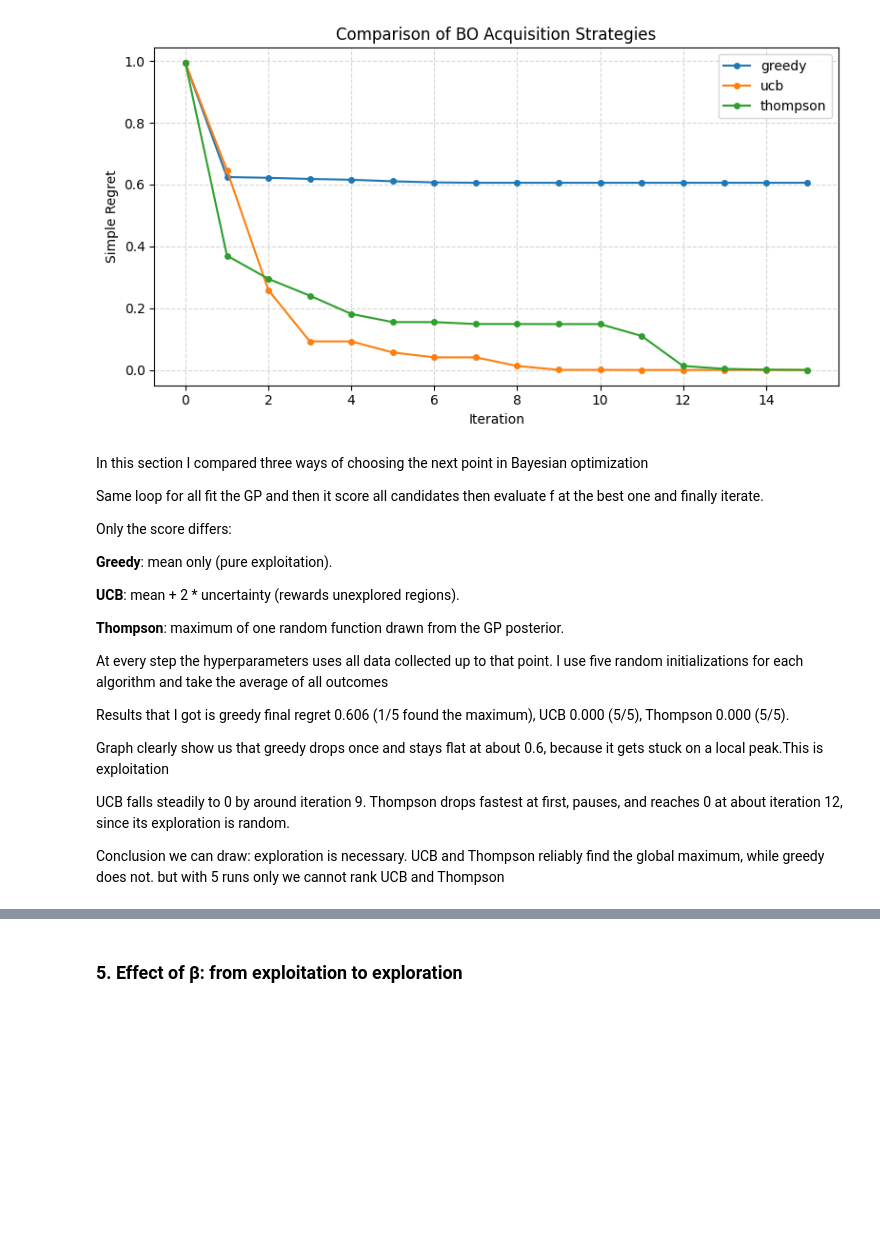
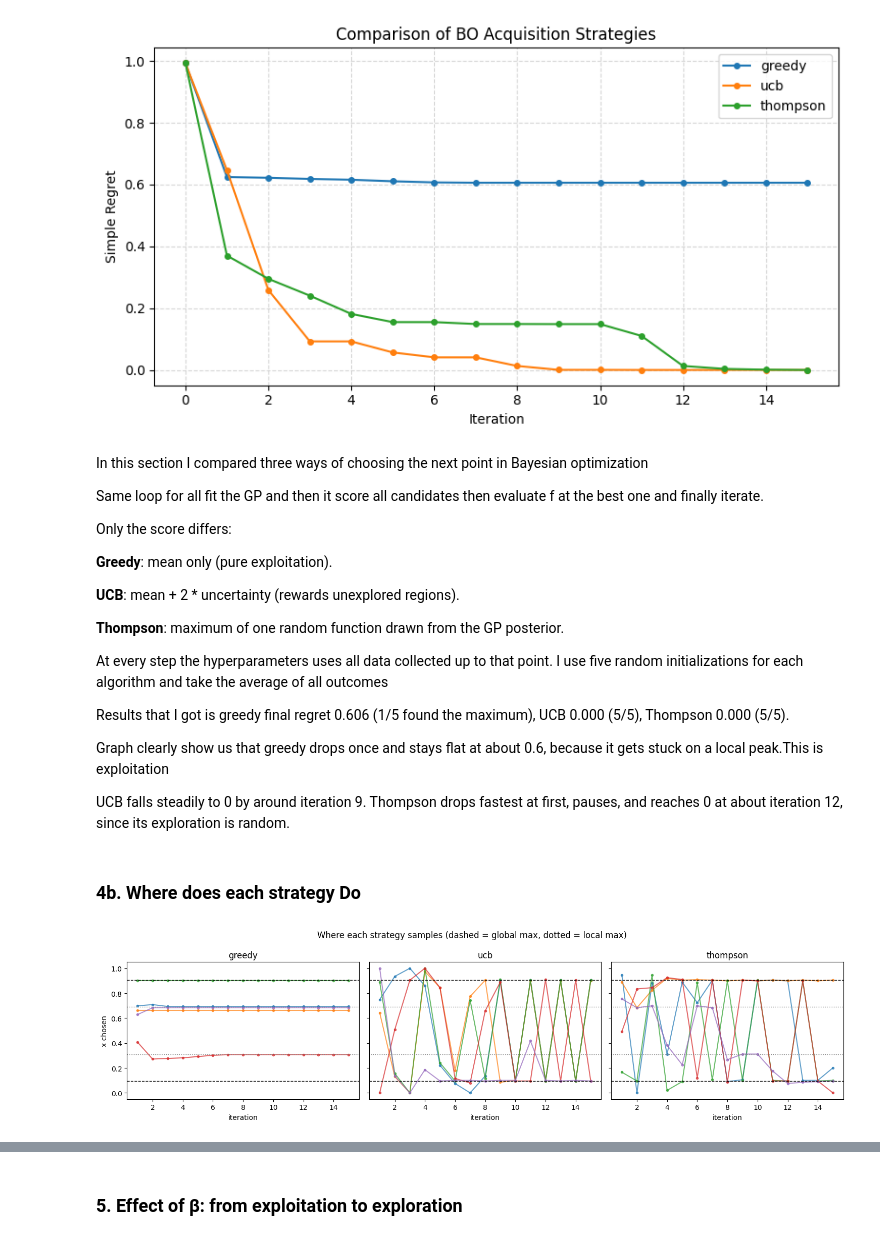
Before and after one commit to TejasDharmale/Bayesian-machine-learning-assignment, a Jupyter notebook: Bayesian_machine_learning_project.ipynb, the cells around one changed output, grey strips where cells are left out. Saved outputs shown, nothing was run; the diff lists cells and outputs as text; code cells hidden in the pictures; blank space fills up the shorter version.

```diff
--- a/Bayesian_machine_learning_project.ipynb
+++ b/Bayesian_machine_learning_project.ipynb
@@ -543,6 +455,23 @@ Graph clearly show us that greedy drops once and stays flat at about 0.6, becaus
 
 UCB falls steadily to 0 by around iteration 9. Thompson drops fastest at first, pauses,
 and reaches 0 at about iteration 12, since its exploration is random.
-
-Conclusion we can draw: exploration is necessary. UCB and Thompson reliably find the global maximum,
-while greedy does not. but with 5 runs only we cannot rank UCB and Thompson
+# %% [markdown]
+### 4b. Where does each strategy Do
+# %%
+fig, axes = plt.subplots(1, 3, figsize=(15, 4), sharey=True)
+
+for ax, strat in zip(axes, strategies):
+    for s in range(n_seeds):
+        ax.plot(range(1, 16), picks[strat][s], 'o-', ms=3, alpha=0.7)
+    for p in [0.095, 0.905]:
+        ax.axhline(p, color='k', ls='--', lw=1)   # global maxima
+    for p in [0.31, 0.69]:
+        ax.axhline(p, color='grey', ls=':', lw=1)  # local maxima
+    ax.set_title(strat)
+    ax.set_xlabel('iteration')
+axes[0].set_ylabel('x chosen')
+fig.suptitle('Where each strategy do (dashed = global max, dotted = local max)')
+plt.tight_layout()
+plt.show()
+# %% [output]
+[figure, added]
```
Also changed, not shown: parts of 28 cells of this notebook.
